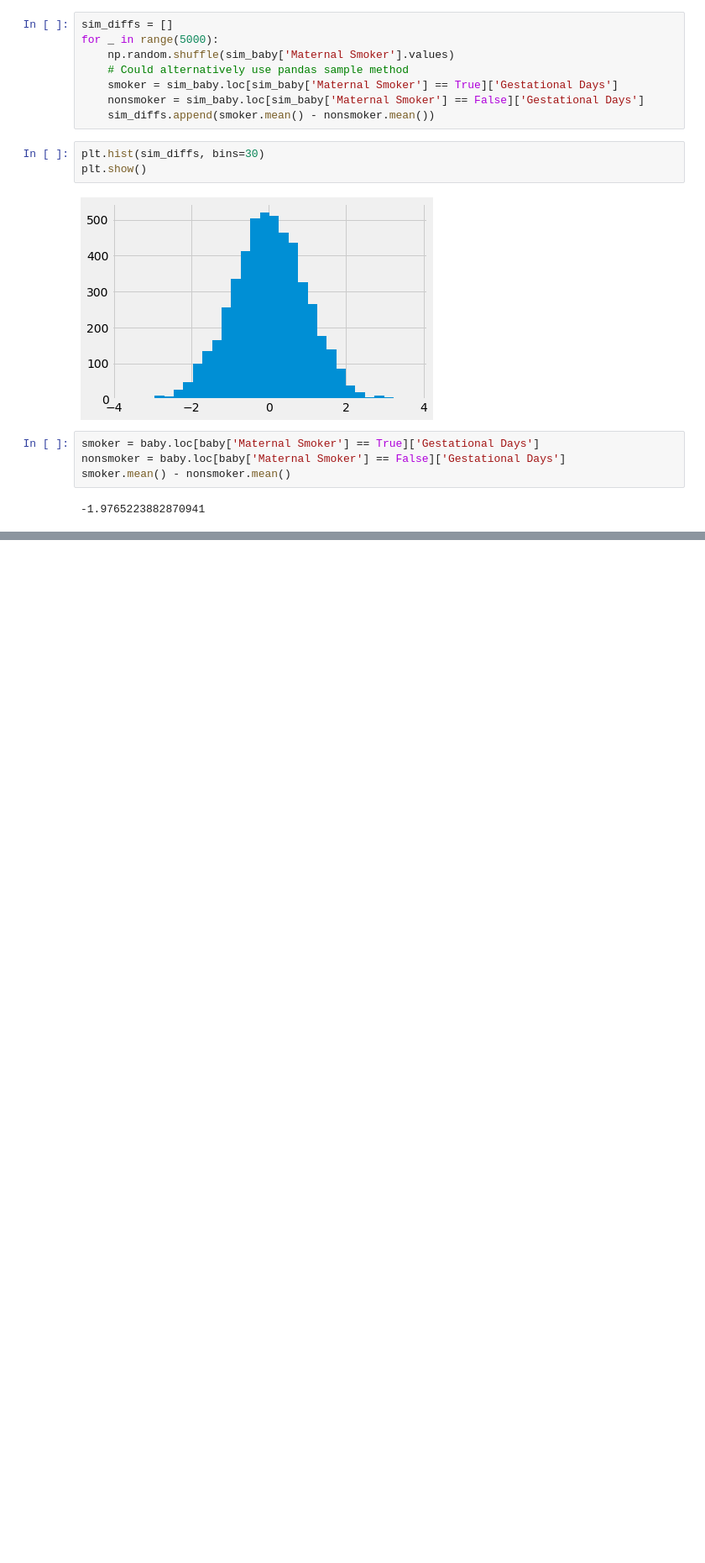
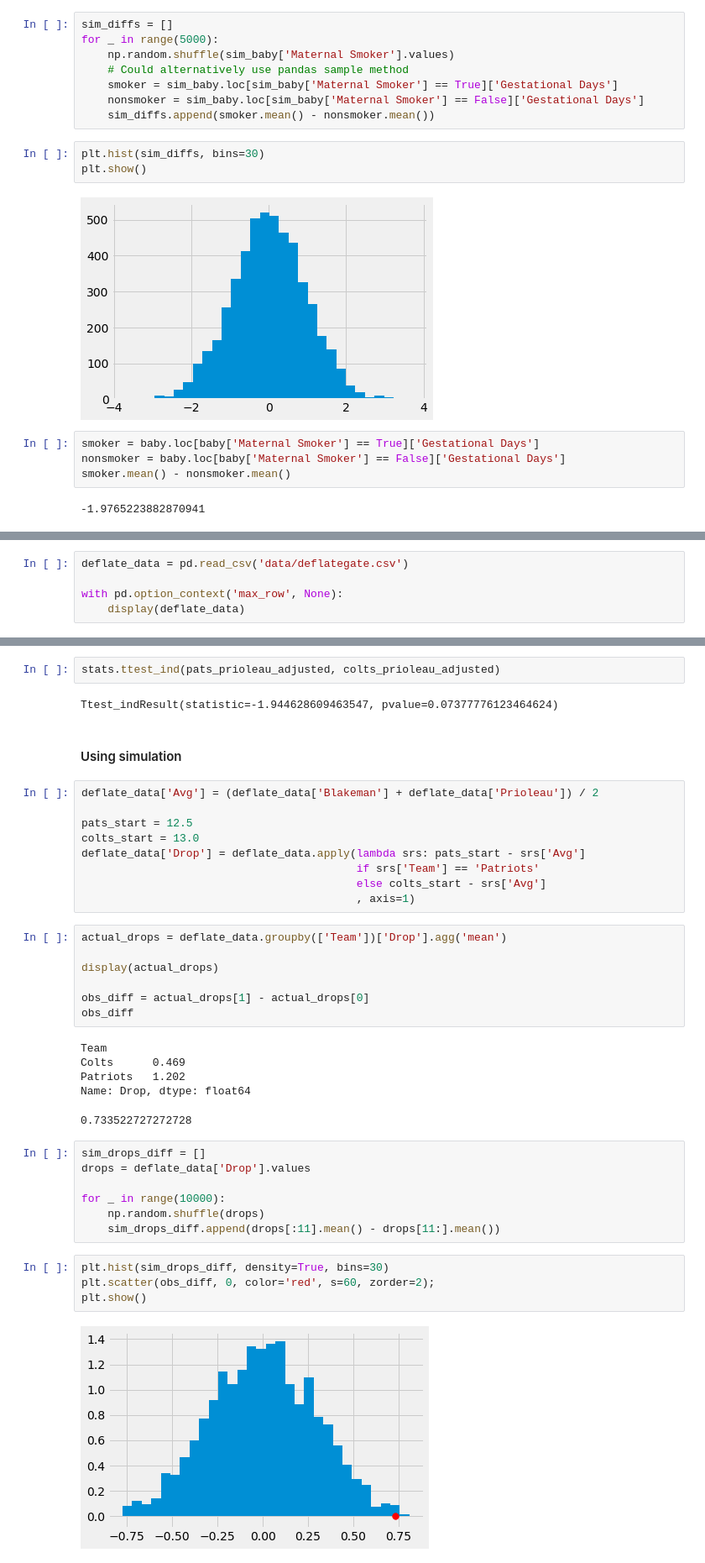
Before and after one commit to pmgasper/Berkeley_DataScience, a Jupyter notebook: c2_lec8_ABtesting.ipynb, the cells around one changed output, grey strips where cells are left out. Shown at 84% size. Drawn from its saved outputs; the diff is of its cells as text; blank space fills up the shorter version.

```diff
--- a/c2_lec8_ABtesting.ipynb
+++ b/c2_lec8_ABtesting.ipynb
@@ -229,0 +232,5 @@ smoker.mean() - nonsmoker.mean()
+# %%
+deflate_data = pd.read_csv('data/deflategate.csv')
+
+with pd.option_context('max_row', None):
+    display(deflate_data)
@@ -229,0 +292,41 @@ smoker.mean() - nonsmoker.mean()
+# %%
+stats.ttest_ind(pats_prioleau_adjusted, colts_prioleau_adjusted)
+# %% [output]
+Ttest_indResult(statistic=-1.944628609463547, pvalue=0.07377776123464624)
+# %% [markdown]
+#### Using simulation
+# %%
+deflate_data['Avg'] = (deflate_data['Blakeman'] + deflate_data['Prioleau']) / 2
+
+pats_start = 12.5
+colts_start = 13.0
+deflate_data['Drop'] = deflate_data.apply(lambda srs: pats_start - srs['Avg']
+                                          if srs['Team'] == 'Patriots'
+                                          else colts_start - srs['Avg']
+                                          , axis=1)
+# %%
+actual_drops = deflate_data.groupby(['Team'])['Drop'].agg('mean')
+
+display(actual_drops)
+
+obs_diff = actual_drops[1] - actual_drops[0]
+obs_diff
+# %% [output]
+Team
+Colts      0.469
+Patriots   1.202
+Name: Drop, dtype: float64
+0.733522727272728
+# %%
+sim_drops_diff = []
+drops = deflate_data['Drop'].values
+
+for _ in range(10000):
+    np.random.shuffle(drops)
+    sim_drops_diff.append(drops[:11].mean() - drops[11:].mean())
+# %%
+plt.hist(sim_drops_diff, density=True, bins=30)
+plt.scatter(obs_diff, 0, color='red', s=60, zorder=2);
+plt.show()
+# %% [output]
+[figure, added]
```
Also changed, not shown: parts of 19 cells of this notebook, 2 other files.
